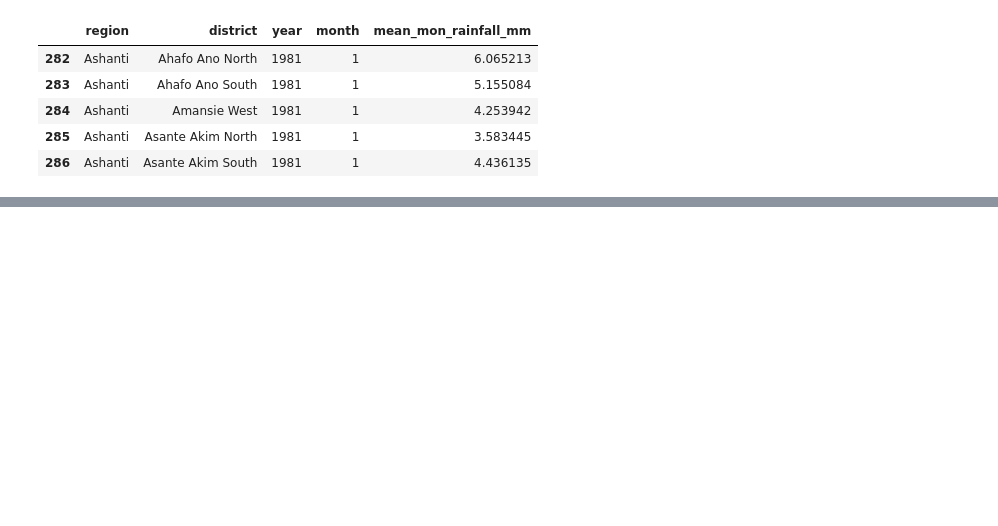
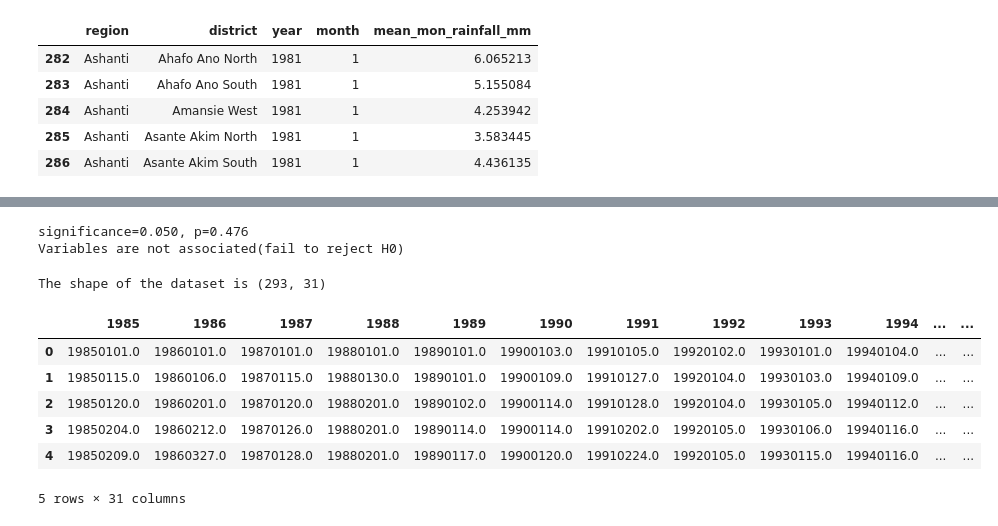
Before and after one commit to doski-codes/azubi-hackathon, a Jupyter notebook: Hackathon.ipynb, the cells around one changed output, grey strips where cells are left out. Saved outputs shown, nothing was run; the diff lists cells and outputs as text; code cells hidden in the pictures; blank space fills up the shorter version.

```diff
--- a/Hackathon.ipynb
+++ b/Hackathon.ipynb
@@ -428,0 +412,28 @@ Text(0.5, 1.0, 'Month wise Average Annual Rainfall')
+# %%
+table = pd.crosstab(df['region'],df['mean_mon_rainfall_mm'])
+# Get chi-square value , p-value, degrees of freedom, expected frequencies using the function chi2_contingency
+stat, p, dof, expected = chi2_contingency(table)
+# select significance value
+alpha = 0.05
+# Determine whether to reject or keep null hypothesis
+print('significance=%.3f, p=%.3f' % (alpha, p))
+if p <= alpha:
+    print('Variables are associated (reject H0)')
+else:
+    print('Variables are not associated(fail to reject H0)')
+# %% [output]
+significance=0.050, p=0.476
+Variables are not associated(fail to reject H0)
+# %%
+un = pd.read_csv("flood/najibi_devineni_esd2018_start_date_part1.csv")
+print("The shape of the dataset is", un.shape)
+un.head()
+# %% [output]
+The shape of the dataset is (293, 31)
+|  | 1985 | 1986 | 1987 | 1988 | 1989 | 1990 | 1991 | 1992 | 1993 | 1994 | ... | ... |
+| 0 | 19850101.0 | 19860101.0 | 19870101.0 | 19880101.0 | 19890101.0 | 19900103.0 | 19910105.0 | 19920102.0 | 19930101.0 | 19940104.0 | ... | ... |
+| 1 | 19850115.0 | 19860106.0 | 19870115.0 | 19880130.0 | 19890101.0 | 19900109.0 | 19910127.0 | 19920104.0 | 19930103.0 | 19940109.0 | ... | ... |
+| 2 | 19850120.0 | 19860201.0 | 19870120.0 | 19880201.0 | 19890102.0 | 19900114.0 | 19910128.0 | 19920104.0 | 19930105.0 | 19940112.0 | ... | ... |
+| 3 | 19850204.0 | 19860212.0 | 19870126.0 | 19880201.0 | 19890114.0 | 19900114.0 | 19910202.0 | 19920105.0 | 19930106.0 | 19940116.0 | ... | ... |
+| 4 | 19850209.0 | 19860327.0 | 19870128.0 | 19880201.0 | 19890117.0 | 19900120.0 | 19910224.0 | 19920105.0 | 19930115.0 | 19940116.0 | ... | ... |
+5 rows × 31 columns
```
Also changed, not shown: parts of 36 cells of this notebook, 5 other files.
